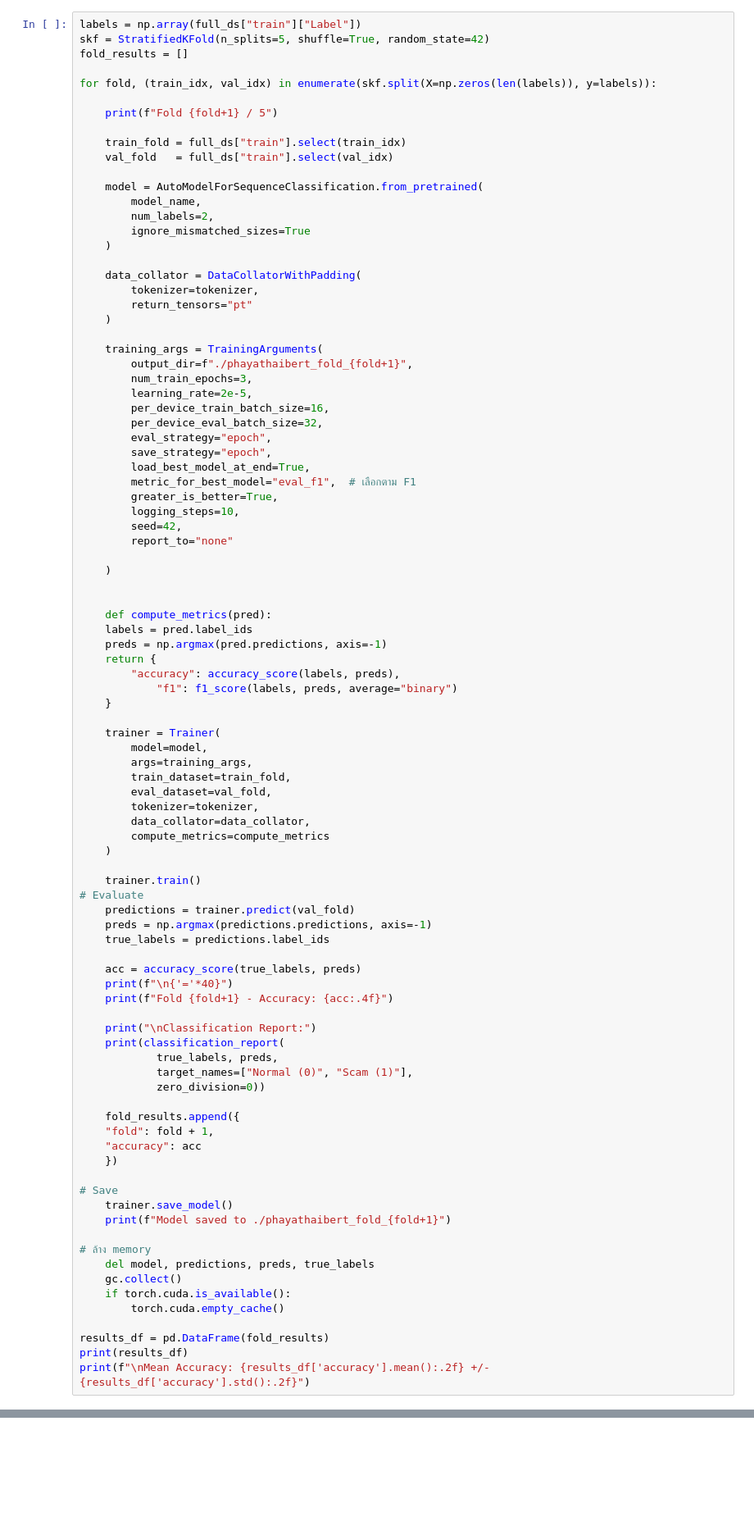
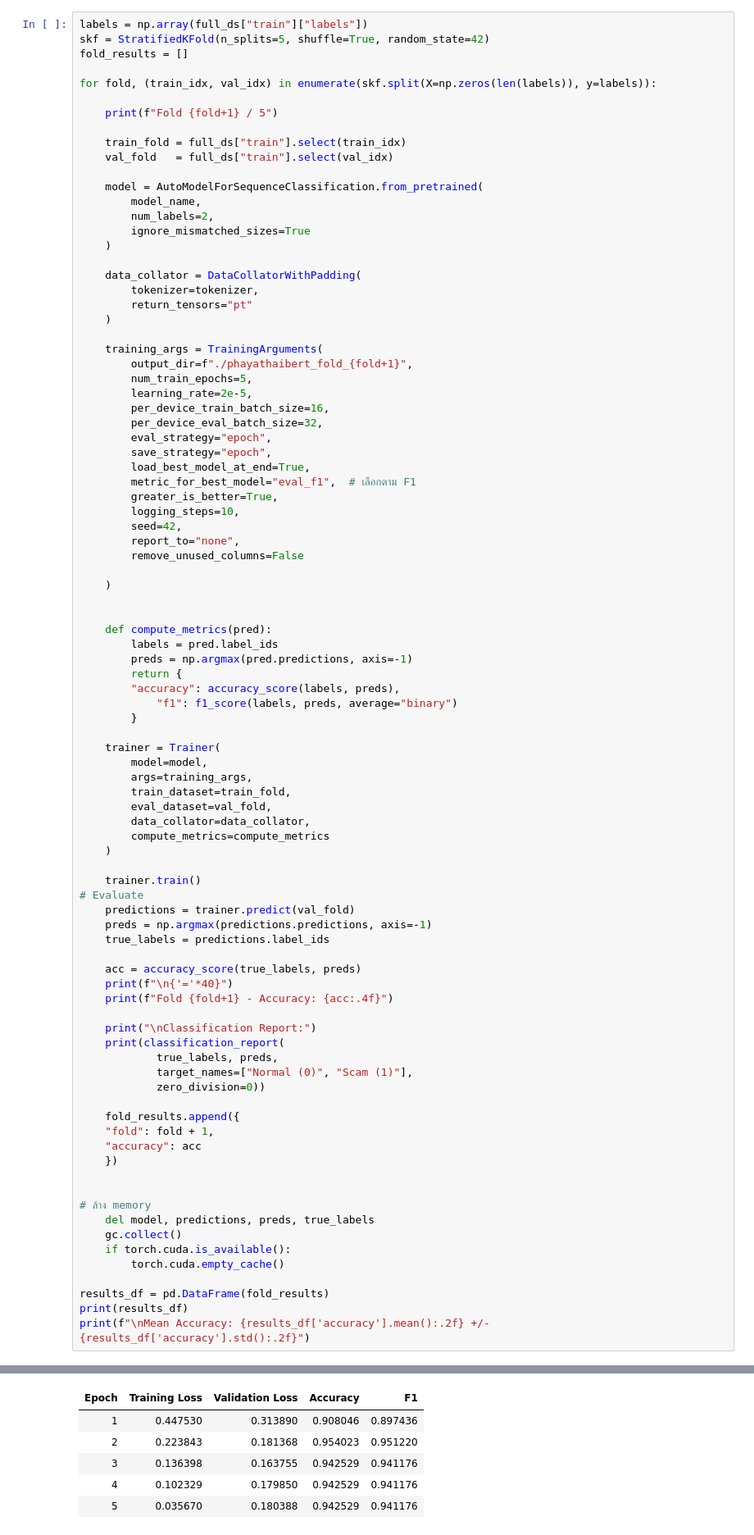
Before and after one commit to KJ-12-GH/AI-Scammer-Detection, a Jupyter notebook: model/phayathaibert.ipynb, the cells around one changed output, grey strips where cells are left out. Shown at 82% size. Cells and saved outputs as stored; diff of their text form; blank space fills up the shorter version.

```diff
--- a/model/phayathaibert.ipynb
+++ b/model/phayathaibert.ipynb
@@ -65,7 +37,7 @@ DatasetDict({
     })
 })
 # %%
-labels = np.array(full_ds["train"]["Label"])
+labels = np.array(full_ds["train"]["labels"])
 skf = StratifiedKFold(n_splits=5, shuffle=True, random_state=42)
 fold_results = []
 
@@ -89,7 +61,7 @@ for fold, (train_idx, val_idx) in enumerate(skf.split(X=np.zeros(len(labels)), y
 
     training_args = TrainingArguments(
         output_dir=f"./phayathaibert_fold_{fold+1}",
-        num_train_epochs=3,
+        num_train_epochs=5,
         learning_rate=2e-5,
         per_device_train_batch_size=16,
         per_device_eval_batch_size=32,
@@ -100,25 +72,25 @@ for fold, (train_idx, val_idx) in enumerate(skf.split(X=np.zeros(len(labels)), y
         greater_is_better=True,
         logging_steps=10,
         seed=42,
-        report_to="none"
+        report_to="none",
+        remove_unused_columns=False
 
     )
 
 
     def compute_metrics(pred):
-    labels = pred.label_ids
-    preds = np.argmax(pred.predictions, axis=-1)
-    return {
+        labels = pred.label_ids
+        preds = np.argmax(pred.predictions, axis=-1)
+        return {
         "accuracy": accuracy_score(labels, preds),
             "f1": f1_score(labels, preds, average="binary")
-    }
+        }
 
     trainer = Trainer(
         model=model,
         args=training_args,
         train_dataset=train_fold,
         eval_dataset=val_fold,
-        tokenizer=tokenizer,
         data_collator=data_collator,
         compute_metrics=compute_metrics
     )
@@ -144,9 +116,6 @@ for fold, (train_idx, val_idx) in enumerate(skf.split(X=np.zeros(len(labels)), y
     "accuracy": acc
     })
 
-# Save
-    trainer.save_model()
-    print(f"Model saved to ./phayathaibert_fold_{fold+1}")
 
 # ล้าง memory
     del model, predictions, preds, true_labels
@@ -161,0 +148,6 @@ IndentationError: expected an indented block after function definition on line 4
+| Epoch | Training Loss | Validation Loss | Accuracy | F1 |
+| 1 | 0.447530 | 0.313890 | 0.908046 | 0.897436 |
+| 2 | 0.223843 | 0.181368 | 0.954023 | 0.951220 |
+| 3 | 0.136398 | 0.163755 | 0.942529 | 0.941176 |
+| 4 | 0.102329 | 0.179850 | 0.942529 | 0.941176 |
+| 5 | 0.035670 | 0.180388 | 0.942529 | 0.941176 |
```
Also changed, not shown: parts of 5 cells of this notebook, 2 other files.
